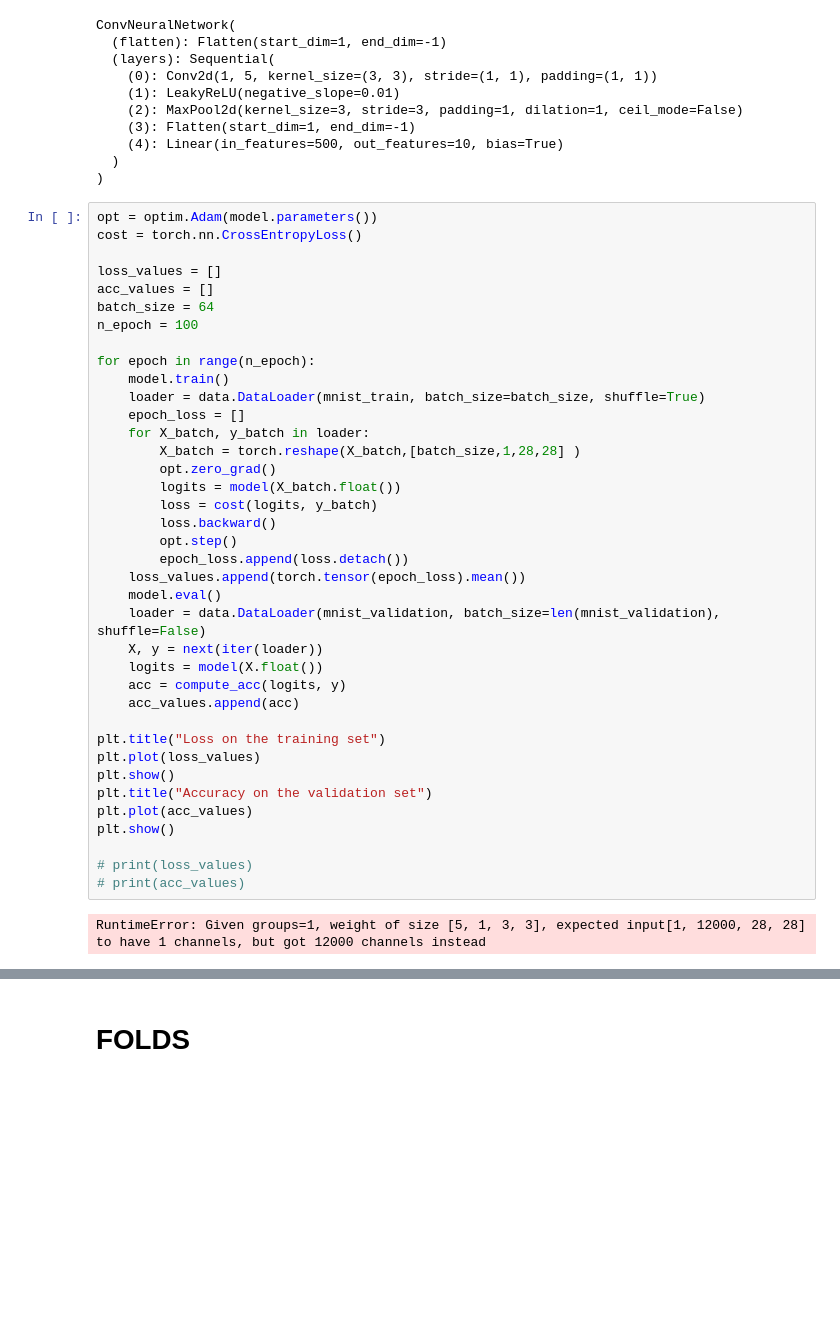
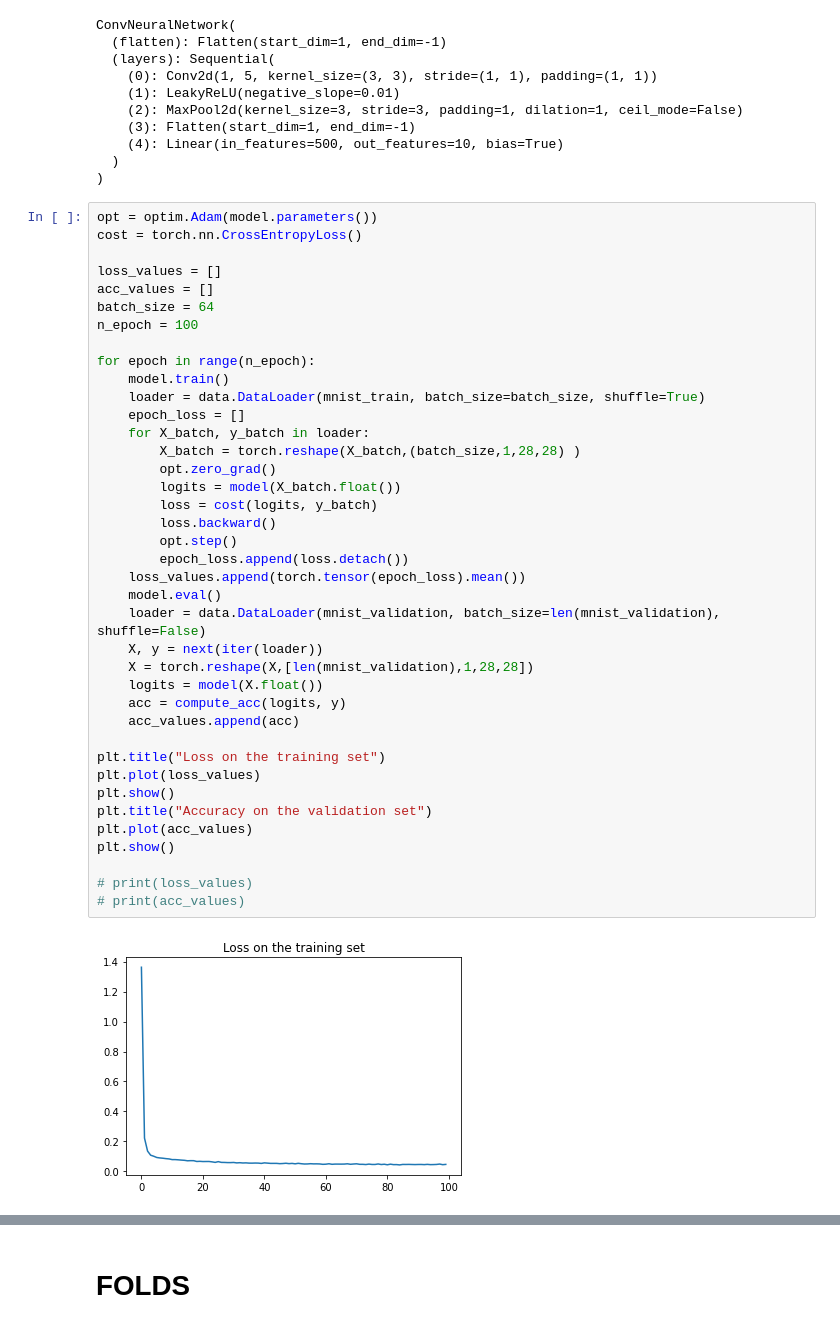
Before and after one commit to imhurl23/MNIST_ANN_Classifiers, a Jupyter notebook: practice.ipynb, the cells around one changed output, grey strips where cells are left out. Saved outputs shown, nothing was run; the diff lists cells and outputs as text; blank space fills up the shorter version.

```diff
--- a/practice.ipynb
+++ b/practice.ipynb
@@ -170,32 +228,33 @@ n_epoch = 100
 
 for epoch in range(n_epoch):
     model.train()
     loader = data.DataLoader(mnist_train, batch_size=batch_size, shuffle=True)
     epoch_loss = []
     for X_batch, y_batch in loader:
-        X_batch = torch.reshape(X_batch,[batch_size,1,28,28] )
+        X_batch = torch.reshape(X_batch,(batch_size,1,28,28) )
         opt.zero_grad()
         logits = model(X_batch.float())
         loss = cost(logits, y_batch)
         loss.backward()
         opt.step()
         epoch_loss.append(loss.detach())
     loss_values.append(torch.tensor(epoch_loss).mean())
     model.eval()
     loader = data.DataLoader(mnist_validation, batch_size=len(mnist_validation), shuffle=False)
     X, y = next(iter(loader))
+    X = torch.reshape(X,[len(mnist_validation),1,28,28])
     logits = model(X.float())
     acc = compute_acc(logits, y)
     acc_values.append(acc)
 
 plt.title("Loss on the training set")
 plt.plot(loss_values)
 plt.show()
 plt.title("Accuracy on the validation set")
 plt.plot(acc_values)
 plt.show()
 
 # print(loss_values)
 # print(acc_values)
 # %% [output]
-RuntimeError: Given groups=1, weight of size [5, 1, 3, 3], expected input[1, 12000, 28, 28] to have 1 channels, but got 12000 channels instead
+[figure, added]
```
Also changed, not shown: parts of 10 cells of this notebook.
